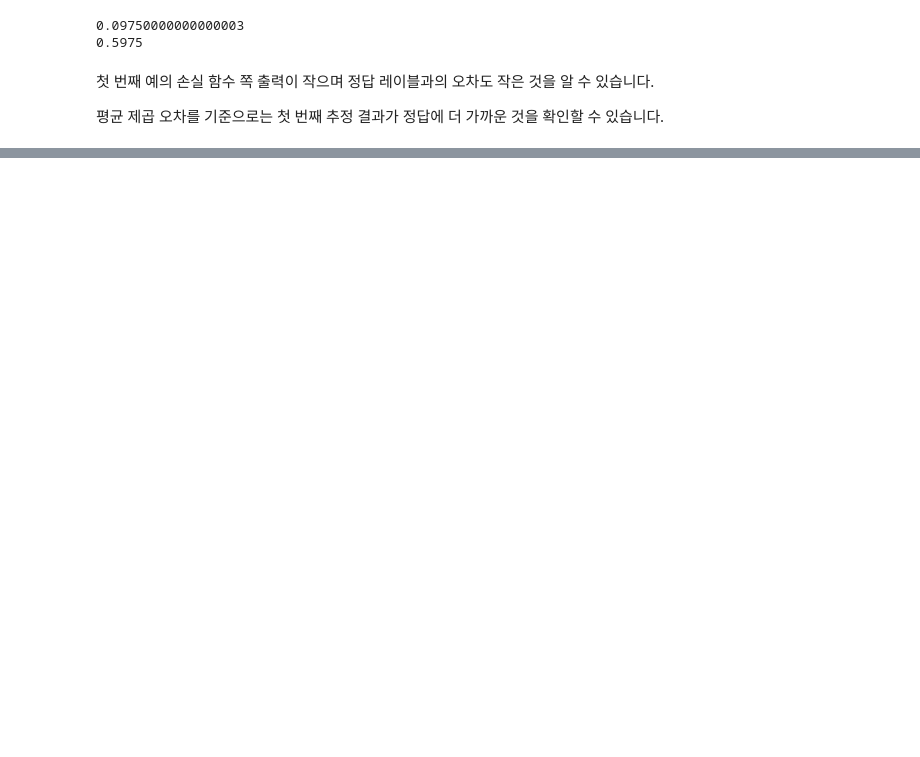
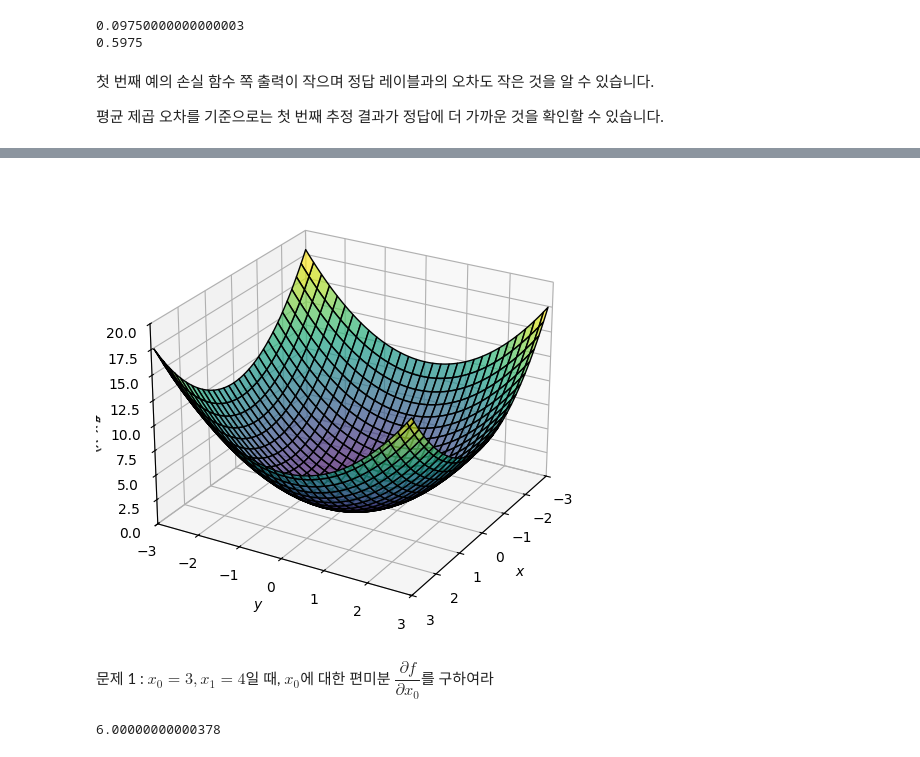
Before and after one commit to jsh112/AIproject, a Jupyter notebook: Book/Chpater4.ipynb, the cells around one changed output, grey strips where cells are left out. Saved outputs shown, nothing was run; the diff lists cells and outputs as text; code cells hidden in the pictures; blank space fills up the shorter version.

```diff
--- a/Book/Chpater4.ipynb
+++ b/Book/Chpater4.ipynb
@@ -39,0 +240,48 @@ print(MSE(y,t))
+# %%
+def function_2(x):
+    return np.sum(x**2)
+# %%
+import numpy as np
+import matplotlib.pyplot as plt
+from mpl_toolkits.mplot3d import Axes3D
+
+# Define the function with a single array input
+
+
+def function_2(x):
+    return x[0]**2 + x[1]**2  # 예시 함수
+
+
+# Set up the grid
+x = np.arange(-3.0, 3.0, 0.1)
+y = np.arange(-3.0, 3.0, 0.1)
+X, Y = np.meshgrid(x, y)
+
+# Combine X and Y into a single array for function input
+Z = function_2([X, Y])
+
+# Plot using 3D surface plot
+fig = plt.figure()
+ax = fig.add_subplot(111, projection='3d')
+ax.plot_surface(X, Y, Z, cmap="viridis", edgecolor="k", alpha=0.7)
+
+# Set axis limits
+ax.set_xlim(-3, 3)
+ax.set_ylim(-3, 3)
+ax.set_zlim(0, 20)
+
+# Adjust viewpoint
+ax.view_init(elev=25, azim=30)  # Adjust viewing angle
+
+# Labels and title
+ax.set_xlabel("$x$")
+ax.set_ylabel("$y$")
+ax.set_zlabel("$f(x, y)$")
+
+# Show plot
+plt.tight_layout()
+plt.show()
+# %% [output]
+[figure, added]
+# %% [markdown]
+문제 1 : $x_0 = 3, x_1 = 4$일 때, $x_0$에 대한 편미분 $\dfrac{\partial f}{\partial x_0}$를 구하여라
@@ -39,0 +291,4 @@ print(MSE(y,t))
+# %%
+numerical_diff(function_tmp1, 3.0)
+# %% [output]
+6.00000000000378
```
Also changed, not shown: parts of 24 cells of this notebook, 16 other files.
